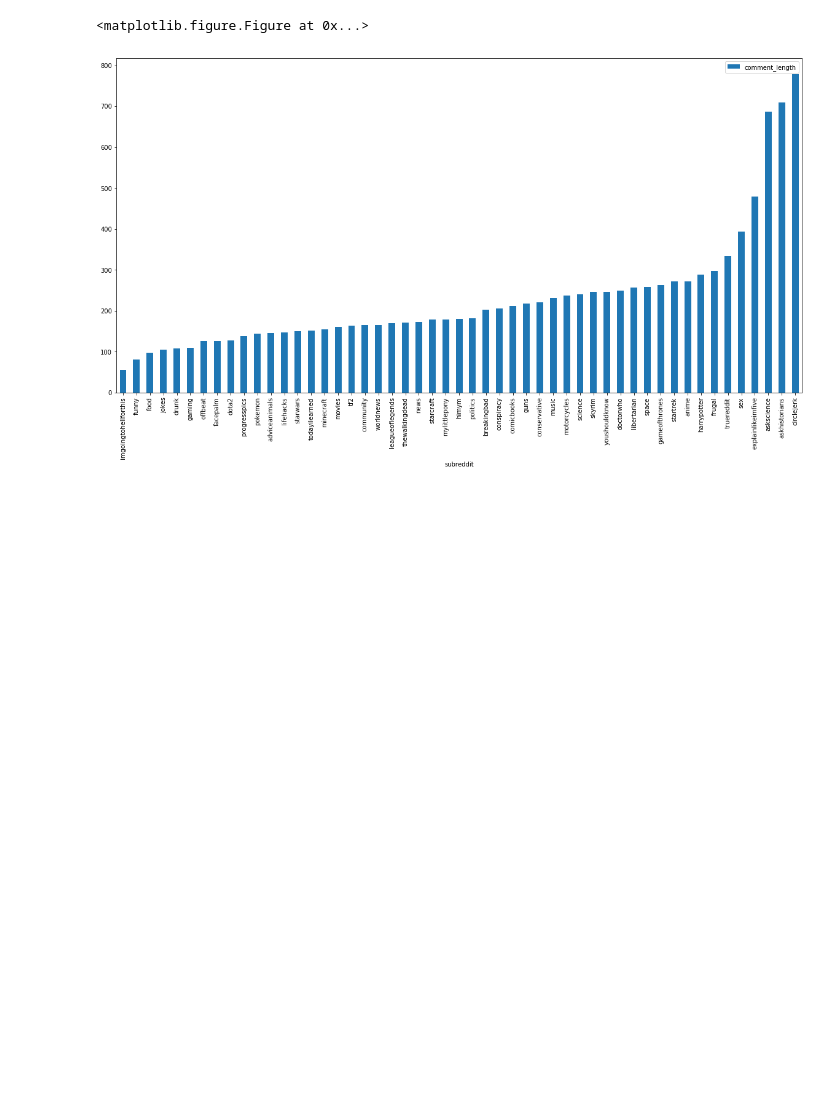
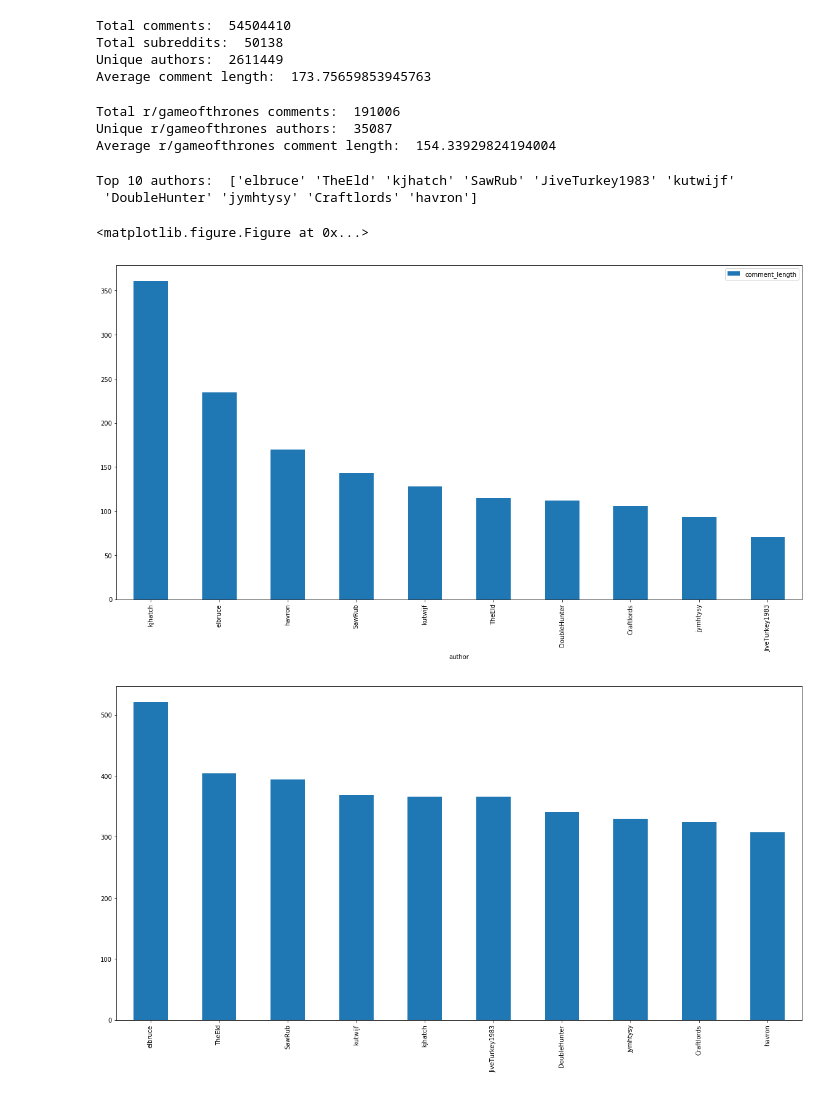
Before and after one commit to malexander92/w266_final_project, a Jupyter notebook: Data_Exploration.ipynb, the cells around one changed output. Drawn from its saved outputs; the diff is of its cells as text; code cells hidden in the pictures; blank space fills up the shorter version.

Commit message:
data exploration and model input generation

```diff
--- a/Data_Exploration.ipynb
+++ b/Data_Exploration.ipynb
@@ -15,23 +10,73 @@ comments = pd.read_csv("data/comments.csv", header = None, names = comments_head
+# %%
+# loading reddit may 2015 comment data from kaggle sql database
+
+sql_conn = sqlite3.connect("data/database.sqlite")
+
+all_comments = pd.read_sql("SELECT author, subreddit, body FROM May2015", sql_conn)
 # %%
 # creating new column for comment length
 
 comment_length = []
 
-for row in comments['text']:
+for row in all_comments['body']:
     if pd.isnull(row):
         comment_length.append(0)
     else:
         comment_length.append(len(row))
 
-comments['comment_length'] = comment_length
+all_comments['comment_length'] = comment_length
+# %%
+print("Total comments: ", all_comments.shape[0])
+print("Total subreddits: ", all_comments['subreddit'].nunique())
+print("Unique authors: ", all_comments['author'].nunique())
+print("Average comment length: ", all_comments['comment_length'].mean())
+# %% [output]
+Total comments:  54504410
+Total subreddits:  50138
+Unique authors:  2611449
+Average comment length:  173.75659853945763
+# %%
+# creating subset of comments for r/gameofthrones
+
+sub = ['gameofthrones']
+
+got_comments = all_comments.loc[all_comments['subreddit'].isin(sub)]
+
+print("Total r/gameofthrones comments: ", got_comments.shape[0])
+print("Unique r/gameofthrones authors: ", got_comments['author'].nunique())
+print("Average r/gameofthrones comment length: ", got_comments['comment_length'].mean())
+# %% [output]
+Total r/gameofthrones comments:  191006
+Unique r/gameofthrones authors:  35087
+Average r/gameofthrones comment length:  154.33929824194004
+# %%
+# identifying the top 10 authors for modeling, excluding deleted/mod/bot accounts
+
+exclusion_list = [
+    '[deleted]',
+    'AutoModerator'
+]
+
+got_top_10_authors = got_comments['author'].loc[~got_comments['author'].isin(exclusion_list)].value_counts()[:10].index.values
+
+print("Top 10 authors: ", got_top_10_authors)
+# %% [output]
+Top 10 authors:  ['elbruce' 'TheEld' 'kjhatch' 'SawRub' 'JiveTurkey1983' 'kutwijf'
+ 'DoubleHunter' 'jymhtysy' 'Craftlords' 'havron']
 # %%
-# looking at average comment length by subreddit
+# looking at average comment length and number of comments by author
 
-subreddit_length = comments.groupby('subreddit', as_index=False)['comment_length'].mean().sort_values('comment_length')
+got_comments_top_10_all = got_comments.loc[got_comments['author'].isin(got_top_10_authors)].drop_duplicates(subset = ["author", "body"])
+
+got_top_comments_length = got_comments_top_10_all.groupby('author', as_index=False)['comment_length'].mean().sort_values('comment_length', ascending = False)
+got_top_comments_count = got_comments_top_10_all['author'].value_counts()
 
 plt.figure()
-subreddit_length.plot.bar(x = 'subreddit', y = 'comment_length', figsize=(20,10))
+got_top_comments_length.plot.bar(x = 'author', y = 'comment_length', figsize=(20,10))
+plt.figure()
+got_top_comments_count.plot.bar(x = 'author', y = 'comments', figsize=(20,10))
 plt.show()
 # %% [output]
 <matplotlib.figure.Figure at 0x...>
-[figure, old version]
+[figure, new version]
+[figure, added]
```
Also changed, not shown: parts of 5 cells of this notebook, 1 other file.
